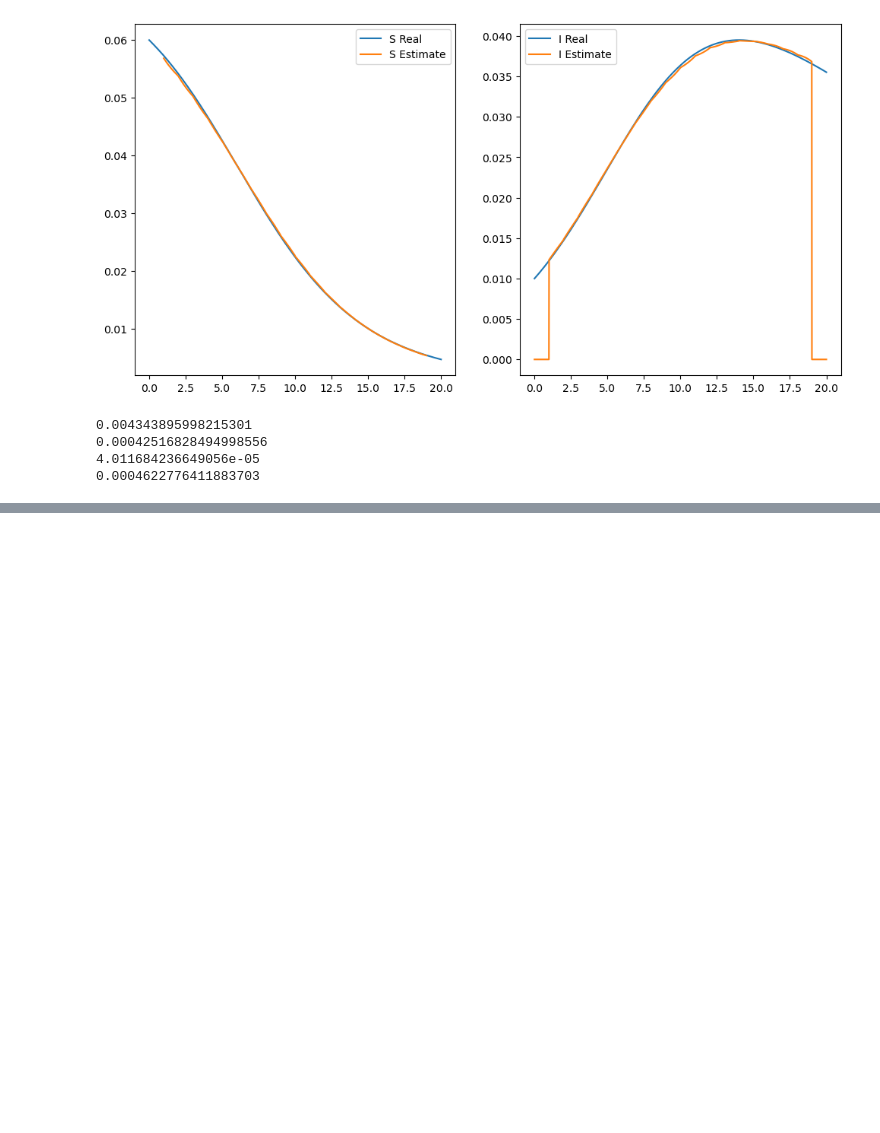
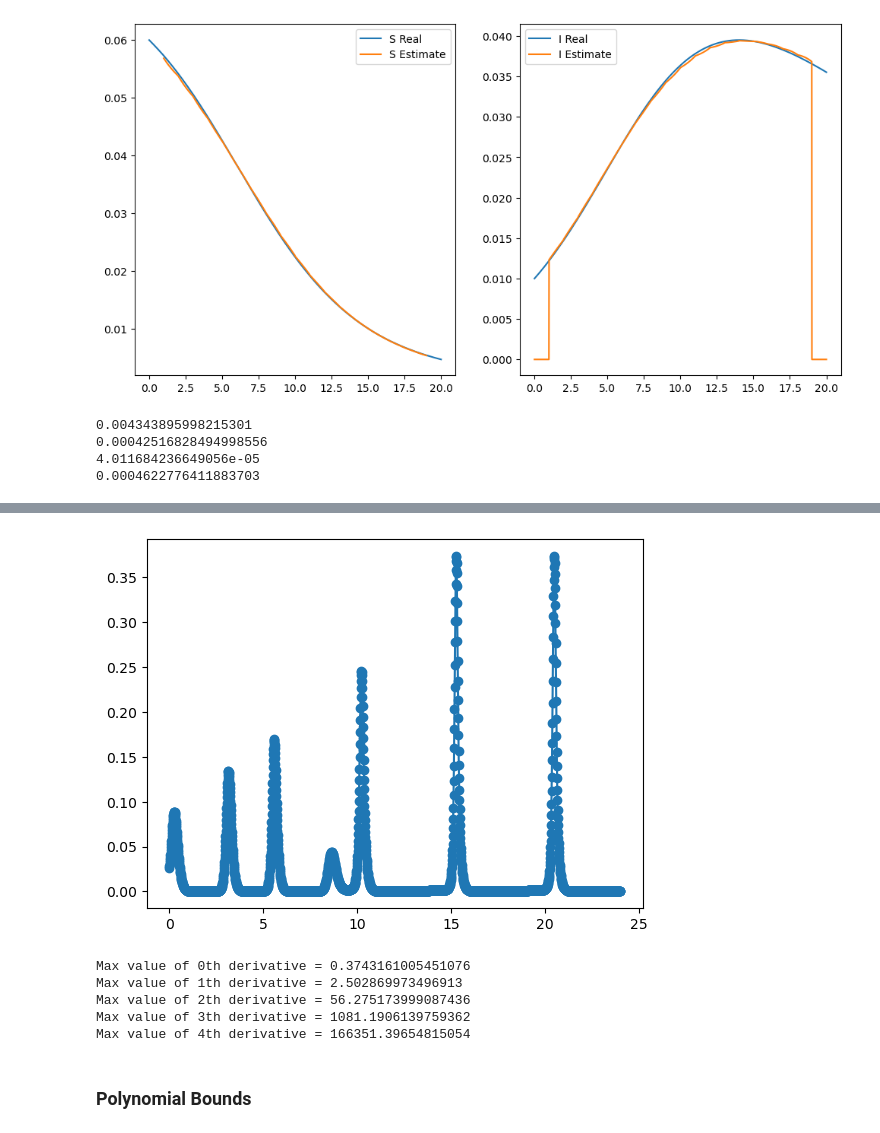
Before and after one commit to rahalnanayakkara/nonlinear_observers, a Jupyter notebook: epidemiology/SIR_notebook.ipynb, the cells around one changed output, grey strips where cells are left out. Drawn from its saved outputs; the diff is of its cells as text; code cells hidden in the pictures; blank space fills up the shorter version.

```diff
--- a/epidemiology/SIR_notebook.ipynb
+++ b/epidemiology/SIR_notebook.ipynb
@@ -86,0 +123,19 @@ print(np.max(y3))
+# %%
+plt.plot(time, y_d[0])
+plt.scatter(t_samples, y_samples)
+plt.show()
+# %% [output]
+[figure, added]
+# %%
+y = y_d[0]
+for i in range(5):
+    print(f"Max value of {i}th derivative = {np.max(np.abs(y))}")
+    y = np.gradient(y, integration_dt)
+# %% [output]
+Max value of 0th derivative = 0.3743161005451076
+Max value of 1th derivative = 2.502869973496913
+Max value of 2th derivative = 56.275173999087436
+Max value of 3th derivative = 1081.1906139759362
+Max value of 4th derivative = 166351.39654815054
+# %% [markdown]
+### Polynomial Bounds
```
Also changed, not shown: parts of 9 cells of this notebook, 4 other files.
